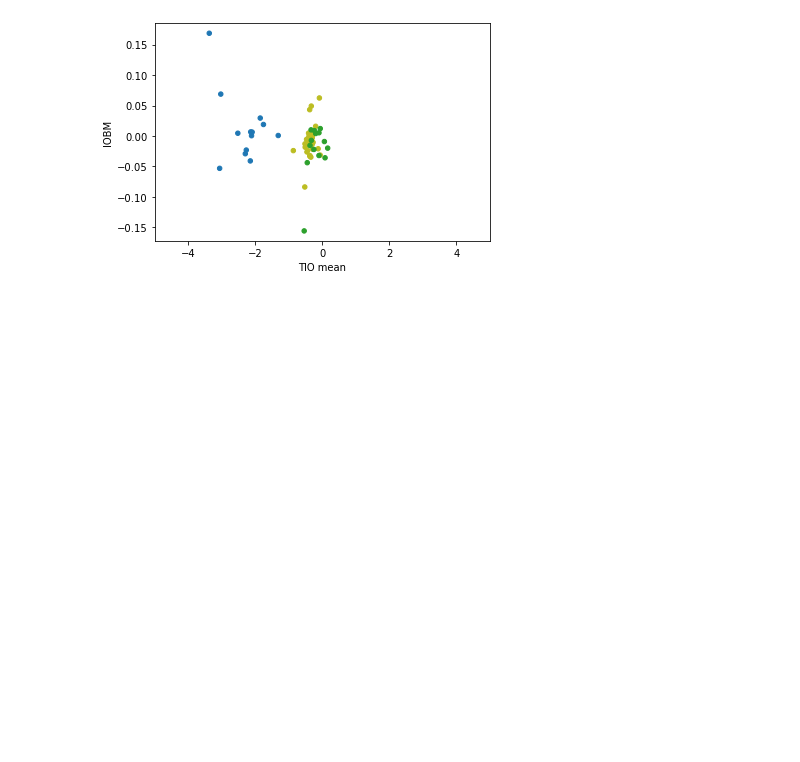
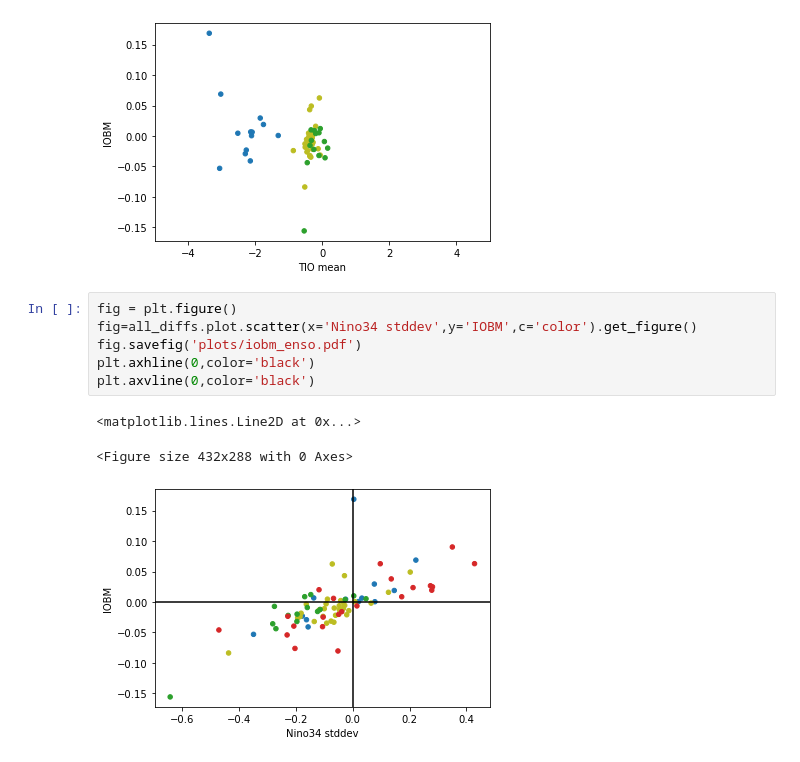
Before and after one commit to pmip4/IndianOceanVariability, a Jupyter notebook: scatterplots.ipynb, the cells around one changed output. Cells and saved outputs as stored; diff of their text form; blank space fills up the shorter version.

```diff
--- a/scatterplots.ipynb
+++ b/scatterplots.ipynb
@@ -168,6 +168,16 @@ fig=all_diffs.plot.scatter(x='TIO mean',y='IOBM',c='color',xlim=[-5,5])
 <Figure size 432x288 with 0 Axes>
 [figure]
 [figure]
+# %%
+fig = plt.figure()
+fig=all_diffs.plot.scatter(x='Nino34 stddev',y='IOBM',c='color').get_figure()
+fig.savefig('plots/iobm_enso.pdf')
+plt.axhline(0,color='black')
+plt.axvline(0,color='black')
+# %% [output]
+<matplotlib.lines.Line2D at 0x...>
+<Figure size 432x288 with 0 Axes>
+[figure, added]
 # %%
 fig = plt.figure()
 fig=all_diffs.plot.scatter(x='Nino34 stddev',y='r(iod.eeio)',c='color').get_figure()
```
Also changed, not shown: parts of 7 cells of this notebook, 6 other files.
